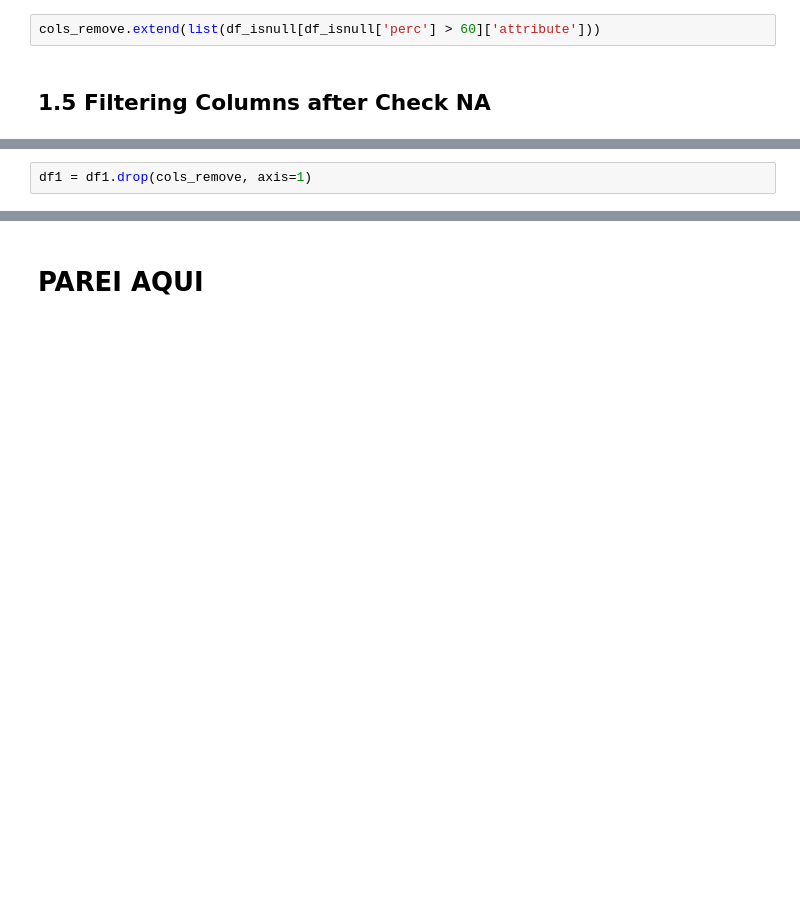
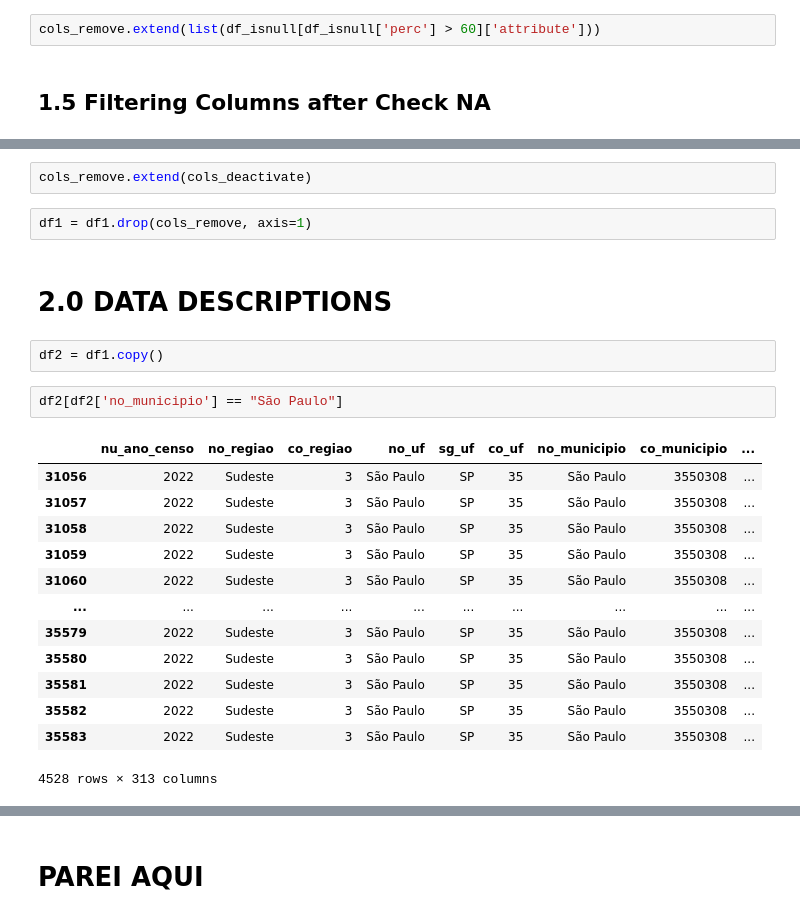
Before and after one commit to victor-vilela/censo_escolar_2022, a Jupyter notebook: notebooks/01-vvo-data-project.ipynb, the cells around one changed output, grey strips where cells are left out. Saved outputs shown, nothing was run; the diff lists cells and outputs as text; blank space fills up the shorter version.

```diff
--- a/notebooks/01-vvo-data-project.ipynb
+++ b/notebooks/01-vvo-data-project.ipynb
@@ -203,2 +230,24 @@ cols_remove.extend(list(df_isnull[df_isnull['perc'] > 60]['attribute']))
+# %%
+cols_remove.extend(cols_deactivate)
 # %%
 df1 = df1.drop(cols_remove, axis=1)
+# %% [markdown]
+# 2.0 DATA DESCRIPTIONS
+# %%
+df2 = df1.copy()
+# %%
+df2[df2['no_municipio'] == "São Paulo"]
+# %% [output]
+|  | nu_ano_censo | no_regiao | co_regiao | no_uf | sg_uf | co_uf | no_municipio | co_municipio | ... |
+| 31056 | 2022 | Sudeste | 3 | São Paulo | SP | 35 | São Paulo | 3550308 | ... |
+| 31057 | 2022 | Sudeste | 3 | São Paulo | SP | 35 | São Paulo | 3550308 | ... |
+| 31058 | 2022 | Sudeste | 3 | São Paulo | SP | 35 | São Paulo | 3550308 | ... |
+| 31059 | 2022 | Sudeste | 3 | São Paulo | SP | 35 | São Paulo | 3550308 | ... |
+| 31060 | 2022 | Sudeste | 3 | São Paulo | SP | 35 | São Paulo | 3550308 | ... |
+| ... | ... | ... | ... | ... | ... | ... | ... | ... | ... |
+| 35579 | 2022 | Sudeste | 3 | São Paulo | SP | 35 | São Paulo | 3550308 | ... |
+| 35580 | 2022 | Sudeste | 3 | São Paulo | SP | 35 | São Paulo | 3550308 | ... |
+| 35581 | 2022 | Sudeste | 3 | São Paulo | SP | 35 | São Paulo | 3550308 | ... |
+| 35582 | 2022 | Sudeste | 3 | São Paulo | SP | 35 | São Paulo | 3550308 | ... |
+| 35583 | 2022 | Sudeste | 3 | São Paulo | SP | 35 | São Paulo | 3550308 | ... |
+4528 rows × 313 columns
```
Also changed, not shown: parts of 8 cells of this notebook.
